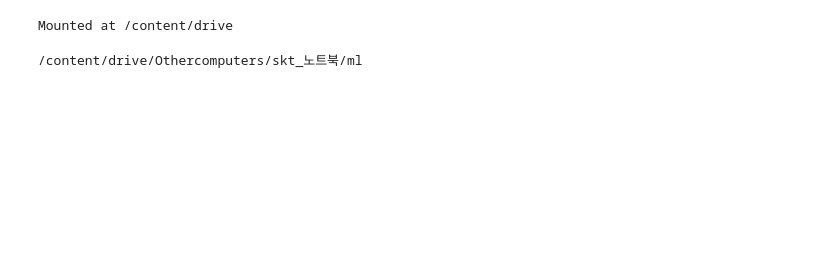
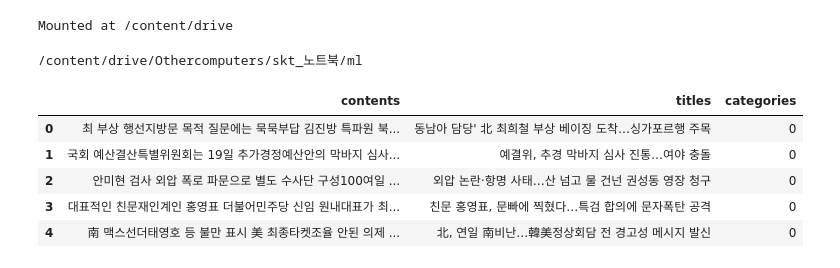
Before and after one commit to SK-flyai/NateNews, a Jupyter notebook: ml/run_colab.ipynb, the cells around one changed output. Cells and saved outputs as stored; diff of their text form; code cells hidden in the pictures; blank space fills up the shorter version.

Commit message:
Feat: finetuning about all category data

```diff
--- a/ml/run_colab.ipynb
+++ b/ml/run_colab.ipynb
@@ -38,0 +40,10 @@ docs, topics = news.load_data()
+# %%
+df = pd.read_csv('./newsData/Naver.csv', index_col=0)
+df.head()
+# %% [output]
+|  | contents | titles | categories |
+| 0 | 최 부상 행선지방문 목적 질문에는 묵묵부답 김진방 특파원 북... | 동남아 담당' 北 최희철 부상 베이징 도착…싱가포르행 주목 | 0 |
+| 1 | 국회 예산결산특별위원회는 19일 추가경정예산안의 막바지 심사... | 예결위, 추경 막바지 심사 진통…여야 충돌 | 0 |
+| 2 | 안미현 검사 외압 폭로 파문으로 별도 수사단 구성100여일 ... | 외압 논란·항명 사태…산 넘고 물 건넌 권성동 영장 청구 | 0 |
+| 3 | 대표적인 친문재인계인 홍영표 더불어민주당 신임 원내대표가 최... | 친문 홍영표, 문빠에 찍혔다…특검 합의에 문자폭탄 공격 | 0 |
+| 4 | 南 맥스선더태영호 등 불만 표시 美 최종타켓조율 안된 의제 ... | 北, 연일 南비난…韓美정상회담 전 경고성 메시지 발신 | 0 |
```
Also changed, not shown: parts of 13 cells of this notebook, 3 other files.
